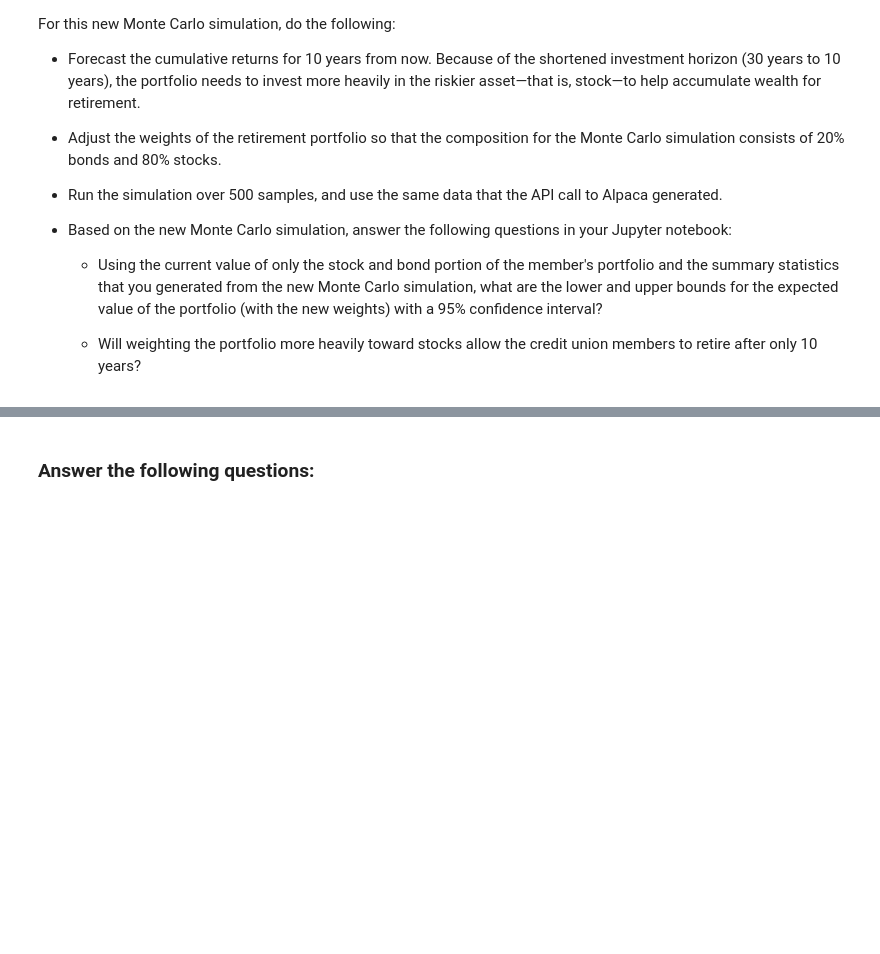
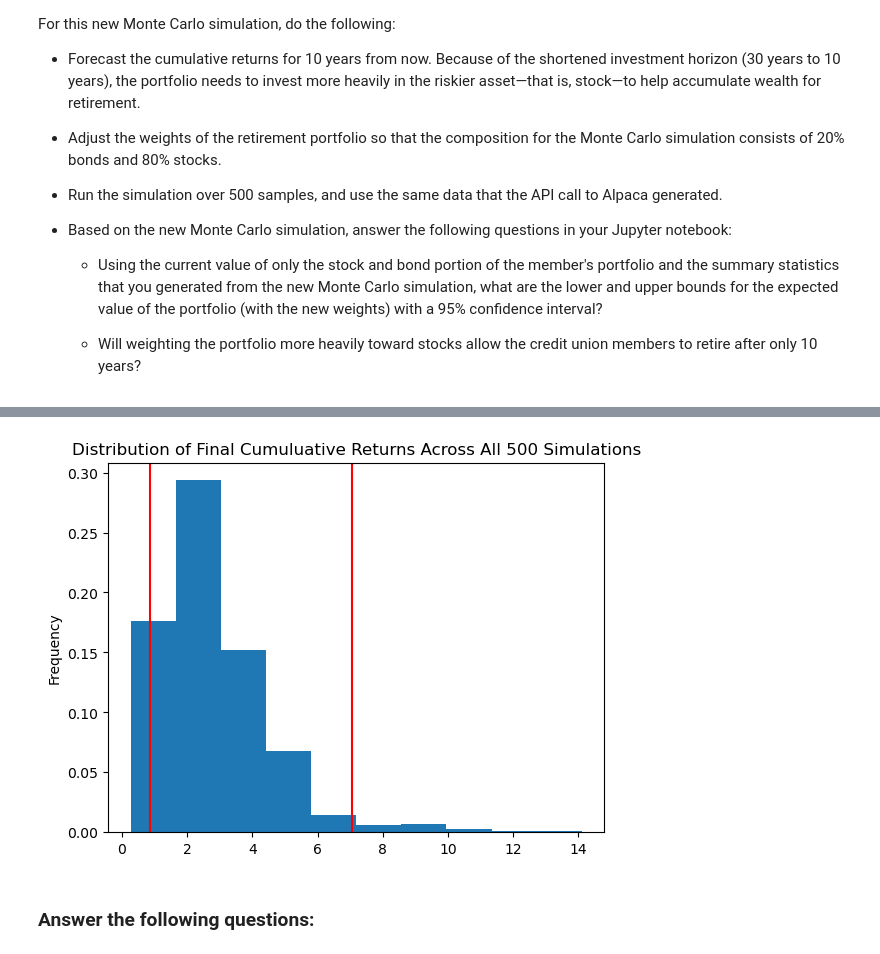
Before and after one commit to AndrewRBader/module5_challenge, a Jupyter notebook: financial_planning_tools.ipynb, the cells around one changed output, grey strips where cells are left out. Saved outputs shown, nothing was run; the diff lists cells and outputs as text; code cells hidden in the pictures; blank space fills up the shorter version.

```diff
--- a/financial_planning_tools.ipynb
+++ b/financial_planning_tools.ipynb
@@ -692,7 +754,11 @@ For this new Monte Carlo simulation, do the following:
 # %%
 # Visualize the probability distribution of the 10-year Monte Carlo simulation
 # by plotting a histogram
-# YOUR CODE HERE
+
+# Visualizing the distribution of cumulative return values using the plot_distribution function
+MC_10year_simulation_distribution_plot = MC_10year_simulation.plot_distribution()
+# %% [output]
+[figure, added]
 # %%
 # Generate summary statistics from the 10-year Monte Carlo simulation results
 # Save the results as a variable
```
Also changed, not shown: parts of 3 cells of this notebook.
